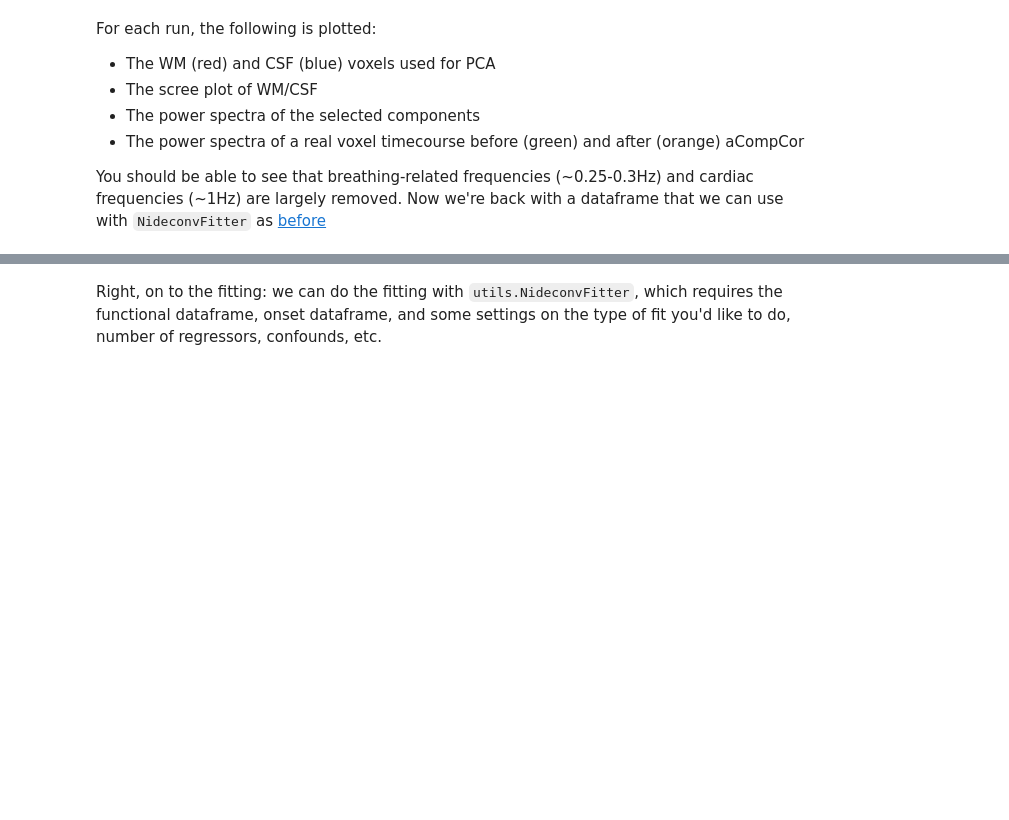
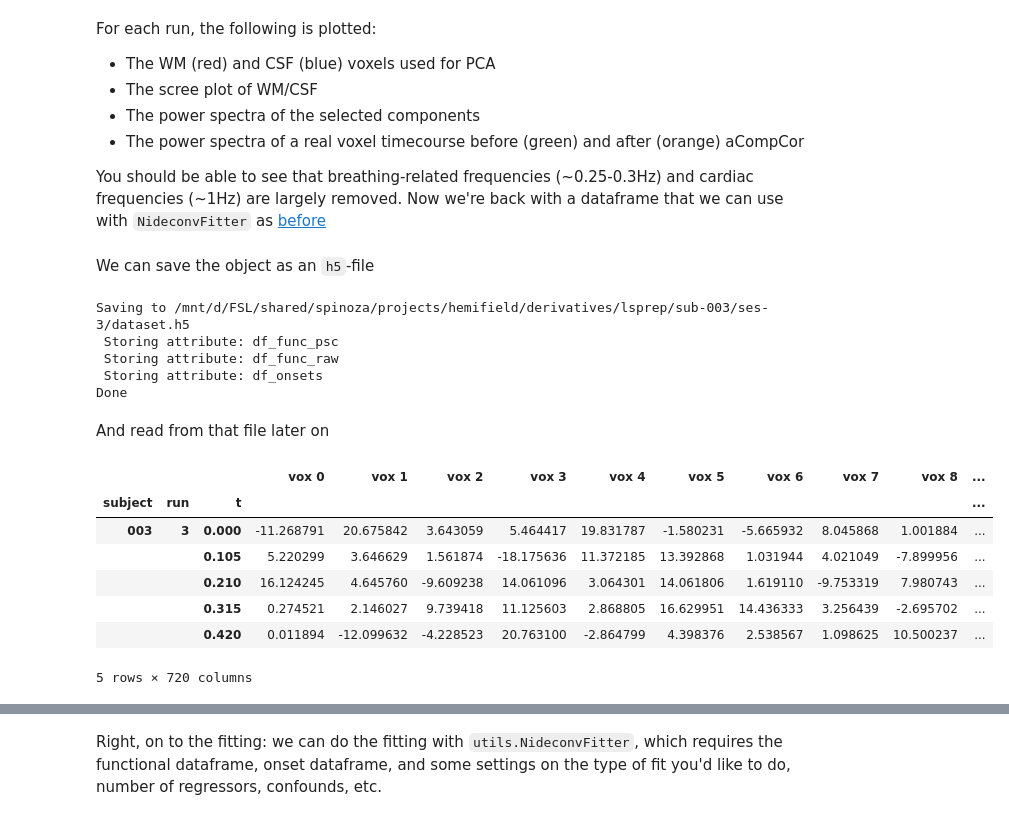
Before and after one commit to gjheij/linescanning, a Jupyter notebook: doc/source/examples/acompcor.ipynb, the cells around one changed output, grey strips where cells are left out. Saved outputs shown, nothing was run; the diff lists cells and outputs as text; code cells hidden in the pictures; blank space fills up the shorter version.

Commit message:
save/reopen hdf file

```diff
--- a/doc/source/examples/acompcor.ipynb
+++ b/doc/source/examples/acompcor.ipynb
@@ -127,3 +124,28 @@ For each run, the following is plotted:
 - The power spectra of a real voxel timecourse before (green) and after (orange) aCompCor
 
 You should be able to see that breathing-related frequencies (~0.25-0.3Hz) and cardiac frequencies (~1Hz) are largely removed. Now we're back with a dataframe that we can use with `NideconvFitter` as [before](https://linescanning.readthedocs.io/en/latest/examples/nideconv.html)
+# %% [markdown]
+We can save the object as an `h5`-file
+# %%
+data_obj.to_hdf()
+# %% [output]
+Saving to /mnt/d/FSL/shared/spinoza/projects/hemifield/derivatives/lsprep/sub-003/ses-3/dataset.h5
+ Storing attribute: df_func_psc
+ Storing attribute: df_func_raw
+ Storing attribute: df_onsets
+Done
+# %% [markdown]
+And read from that file later on
+# %%
+data_obj2 = dataset.Dataset(data_obj.h5_file)
+df_func2 = data_obj2.fetch_fmri()
+df_func2.head()
+# %% [output]
+|  |  |  | vox 0 | vox 1 | vox 2 | vox 3 | vox 4 | vox 5 | vox 6 | vox 7 | vox 8 | ... |
+| subject | run | t |  |  |  |  |  |  |  |  |  | ... |
+| 003 | 3 | 0.000 | -11.268791 | 20.675842 | 3.643059 | 5.464417 | 19.831787 | -1.580231 | -5.665932 | 8.045868 | 1.001884 | ... |
+|  |  | 0.105 | 5.220299 | 3.646629 | 1.561874 | -18.175636 | 11.372185 | 13.392868 | 1.031944 | 4.021049 | -7.899956 | ... |
+|  |  | 0.210 | 16.124245 | 4.645760 | -9.609238 | 14.061096 | 3.064301 | 14.061806 | 1.619110 | -9.753319 | 7.980743 | ... |
+|  |  | 0.315 | 0.274521 | 2.146027 | 9.739418 | 11.125603 | 2.868805 | 16.629951 | 14.436333 | 3.256439 | -2.695702 | ... |
+|  |  | 0.420 | 0.011894 | -12.099632 | -4.228523 | 20.763100 | -2.864799 | 4.398376 | 2.538567 | 1.098625 | 10.500237 | ... |
+5 rows × 720 columns
```
Also changed, not shown: parts of 5 cells of this notebook.
